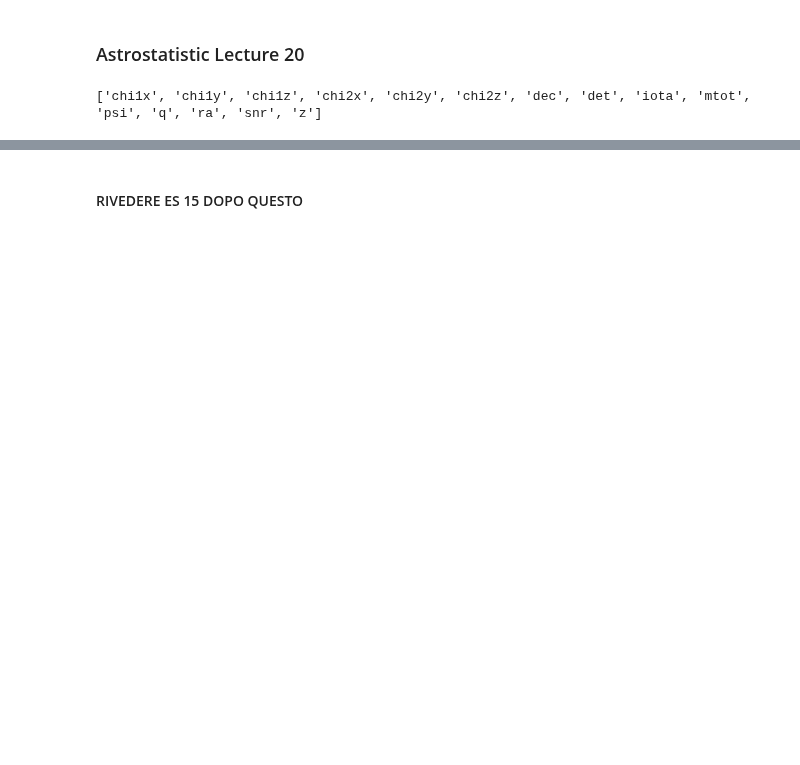
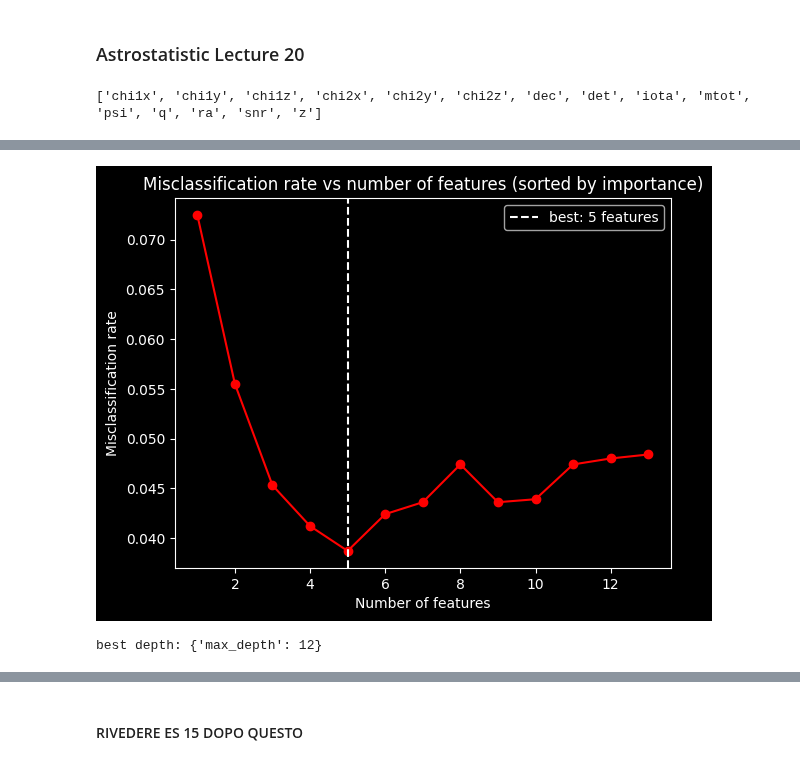
Before and after one commit to RiccardoFanton/astrostatistics_bicocca_2026, a Jupyter notebook: working/Lecture_20.ipynb, the cells around one changed output, grey strips where cells are left out. Drawn from its saved outputs; the diff is of its cells as text; code cells hidden in the pictures; blank space fills up the shorter version.

Commit message:
review of lecture 20 before all set try

```diff
--- a/working/Lecture_20.ipynb
+++ b/working/Lecture_20.ipynb
@@ -73,0 +76,43 @@ for d in tqdm(range(2,16)):
+# %%
+#now i re-do CV but adding them in order of importance
+errors, n_feats = [], []
+
+for k in tqdm(range(1, len(sorted_feats) + 1)):
+    feats = sorted_feats[:k]
+    X = np.column_stack([data[f][:length] for f in feats])
+
+    rf = RandomForestClassifier(n_estimators=100, max_depth=10, random_state=42)
+    cv_score = cross_val_score(rf, X, det, cv=5, scoring='accuracy')
+
+    errors.append(1 - cv_score.mean())
+    n_feats.append(k)
+
+best = n_feats[np.argmin(errors)]
+plt.plot(n_feats, errors, marker='o', color='red')
+plt.axvline(best, color='white', ls='--', lw=1.5, label=f'best: {best} features')
+plt.title('Misclassification rate vs number of features (sorted by importance)')
+plt.xlabel('Number of features')
+plt.ylabel('Misclassification rate')
+plt.legend()
+plt.show()
+# %% [output]
+[figure, added]
+# %%
+#data with only the features selected above (this block also takes some minutes to run)
+best_feats = sorted_feats[:best]
+N = 100000
+X = np.column_stack([data[f][:N] for f in best_feats])
+y = data['det'][:N]
+
+#split the train test set before the cross validation on tree depth
+X_train, X_test, y_train, y_test = train_test_split(
+    X, y, test_size=0.3, stratify=y, random_state=42)
+
+# Cross validate the tree depth
+depths = [3, 5, 7, 10, 12, 15, 20, None]
+grid_search = GridSearchCV(RandomForestClassifier(n_estimators=100, random_state=42),
+                  {'max_depth': depths}, cv=5, scoring='roc_auc', n_jobs=-1)    #non so se n_jobs funziona davvero
+grid_search.fit(X_train, y_train)
+print('best depth:', grid_search.best_params_)
+# %% [output]
+best depth: {'max_depth': 12}
```
Also changed, not shown: parts of 6 cells of this notebook.
